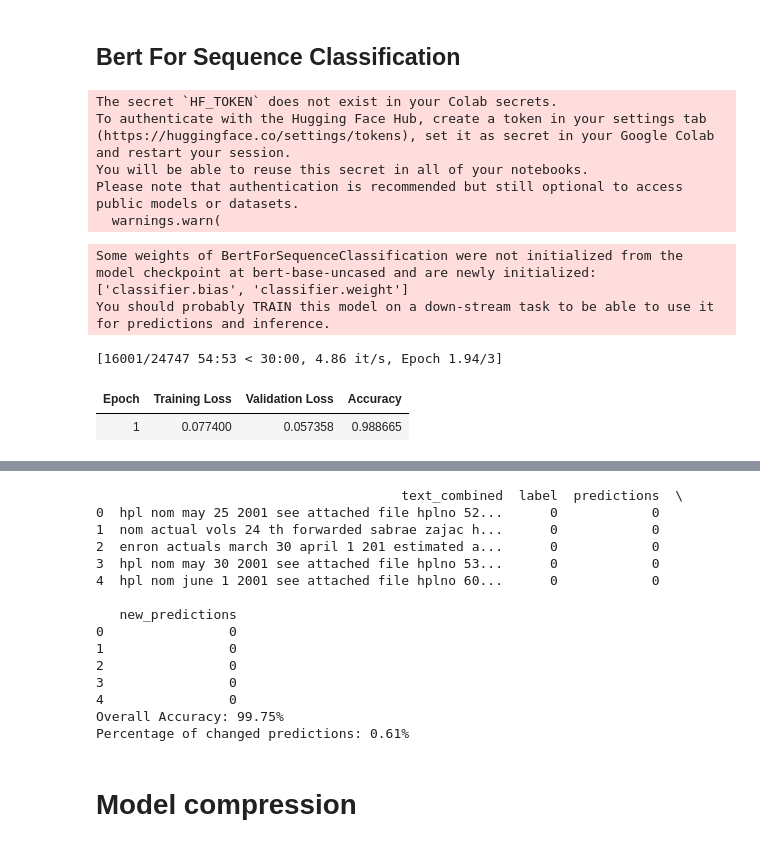
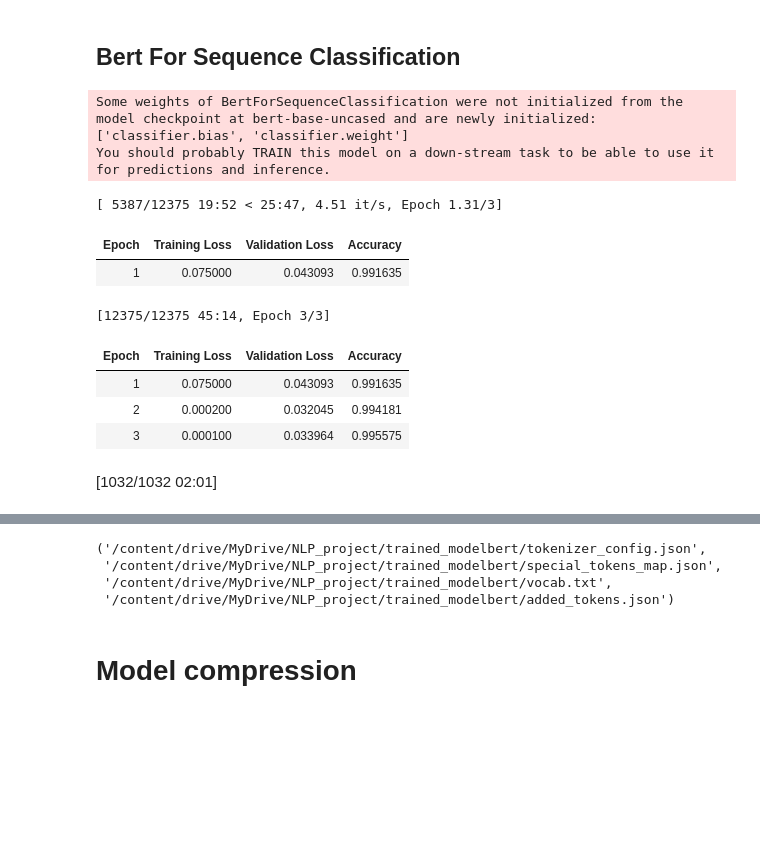
Before and after one commit to yovelga/NLP_Project, a Jupyter notebook: Part_B.ipynb, the cells around one changed output, grey strips where cells are left out. Cells and saved outputs as stored; diff of their text form; code cells hidden in the pictures; blank space fills up the shorter version.

```diff
--- a/Part_B.ipynb
+++ b/Part_B.ipynb
@@ -53,9 +26,7 @@ drive.mount('/content/drive')
 # %% [output]
 Mounted at /content/drive
 # %%
-# Path to trained model if the code was run more than once
-model_path = '/content/drive/MyDrive/trained_model'
-if exists('/content/drive/MyDrive/trained_model'):
-    model = RobertaForSequenceClassification.from_pretrained(model_path)
-    tokenizer = RobertaTokenizer.from_pretrained(model_path)
+model_path = '/content/drive/MyDrive/NLP_project/trained_model'
+model = RobertaForSequenceClassification.from_pretrained(model_path)
+tokenizer = RobertaTokenizer.from_pretrained(model_path)
 # %%
@@ -333,7 +308,7 @@ tokenizer.save_pretrained(trained_model)
 # %% [markdown]
 ## **Bert For Sequence Classification**
 # %%
-
+from transformers import BertTokenizer, BertForSequenceClassification
 
 # Load tokenizer and model
 tokenizer = BertTokenizer.from_pretrained('bert-base-uncased')
@@ -395,40 +370,42 @@ training_args = TrainingArguments(
     output_dir='./results',
     num_train_epochs=3,
     per_device_train_batch_size=8,
     per_device_eval_batch_size=8,
     warmup_steps=500,
     weight_decay=0.01,
     logging_dir='./logs',
     logging_steps=10,
     eval_strategy="epoch",
+    fp16=True,  # Enable mixed precision training for faster GPU training
 )
 
 # Create Trainer instance
 trainer = Trainer(
     model=model,
     args=training_args,
     train_dataset=train_dataset,
     eval_dataset=val_dataset,
     compute_metrics=compute_metrics
 )
 
 # Train the model
 training_output = trainer.train()
 
 # Evaluate the model
 results = trainer.evaluate()
 print(f"Validation Loss: {results['eval_loss']}")
 print(f"Validation Accuracy: {results['eval_accuracy'] * 100:.2f}%")
 model.save_pretrained('/content/drive/MyDrive/NLP_project/trained_modelbert')
 tokenizer.save_pretrained('/content/drive/MyDrive/NLP_project/trained_modelbert')
 # %% [output]
-The secret `HF_TOKEN` does not exist in your Colab secrets.
-To authenticate with the Hugging Face Hub, create a token in your settings tab (https://huggingface.co/settings/tokens), set it as secret in your Google Colab and restart your session.
-You will be able to reuse this secret in all of your notebooks.
-Please note that authentication is recommended but still optional to access public models or datasets.
-  warnings.warn(
+Some weights of BertForSequenceClassification were not initialized from the model checkpoint at bert-base-uncased and are newly initialized: ['classifier.bias', 'classifier.weight']
+You should probably TRAIN this model on a down-stream task to be able to use it for predictions and inference.
-Some weights of BertForSequenceClassification were not initialized from the model checkpoint at bert-base-uncased and are newly initialized: ['classifier.bias', 'classifier.weight']
-You should probably TRAIN this model on a down-stream task to be able to use it for predictions and inference.
+[ 5387/12375 19:52 < 25:47, 4.51 it/s, Epoch 1.31/3]
+| Epoch | Training Loss | Validation Loss | Accuracy |
+| 1 | 0.075000 | 0.043093 | 0.991635 |
-[16001/24747 54:53 < 30:00, 4.86 it/s, Epoch 1.94/3]
+[12375/12375 45:14, Epoch 3/3]
-| Epoch | Training Loss | Validation Loss | Accuracy |
-| 1 | 0.077400 | 0.057358 | 0.988665 |
+| Epoch | Training Loss | Validation Loss | Accuracy |
+| 1 | 0.075000 | 0.043093 | 0.991635 |
+| 2 | 0.000200 | 0.032045 | 0.994181 |
+| 3 | 0.000100 | 0.033964 | 0.995575 |
+[1032/1032 02:01]
@@ -436,43 +414,7 @@ RuntimeError: [enforce fail at inline_container.cc:595] . unexpected pos 3250368
+('/content/drive/MyDrive/NLP_project/trained_modelbert/tokenizer_config.json',
+ '/content/drive/MyDrive/NLP_project/trained_modelbert/special_tokens_map.json',
+ '/content/drive/MyDrive/NLP_project/trained_modelbert/vocab.txt',
+ '/content/drive/MyDrive/NLP_project/trained_modelbert/added_tokens.json')
-# %%
-
-full_dataloader = DataLoader(dataset, batch_size=8, shuffle=False)
-
-# Get new predictions
-new_predictions = get_predictions(model, full_dataloader)
-
-# Add new predictions to the dataframe, check if the 'new_predictions' column exists
-if 'new_predictions' in df.columns:
-    df['new_predictions'] = new_predictions  # Update the existing column
-else:
-    df['new_predictions'] = new_predictions  # Create new column if it does not exist
-
-# Display the DataFrame with new predictions
-print(df.head())
-
-# Calculate and display accuracy for new predictions
-accuracy = accuracy_score(df['label'], df['new_predictions'])
-print(f"Overall Accuracy: {accuracy * 100:.2f}%")
-
-# Optionally, compare old and new predictions if needed
-if 'predictions' in df.columns:
-    changes = (df['predictions'] != df['new_predictions']).mean() * 100
-    print(f"Percentage of changed predictions: {changes:.2f}%")
-# %% [output]
-                                       text_combined  label  predictions  \
-0  hpl nom may 25 2001 see attached file hplno 52...      0            0
-1  nom actual vols 24 th forwarded sabrae zajac h...      0            0
-2  enron actuals march 30 april 1 201 estimated a...      0            0
-3  hpl nom may 30 2001 see attached file hplno 53...      0            0
-4  hpl nom june 1 2001 see attached file hplno 60...      0            0
-
-   new_predictions
-0                0
-1                0
-2                0
-3                0
-4                0
-Overall Accuracy: 99.75%
-Percentage of changed predictions: 0.61%
 # %% [markdown]
 # Model compression
 # %%
```
Also changed, not shown: parts of 25 cells of this notebook.
